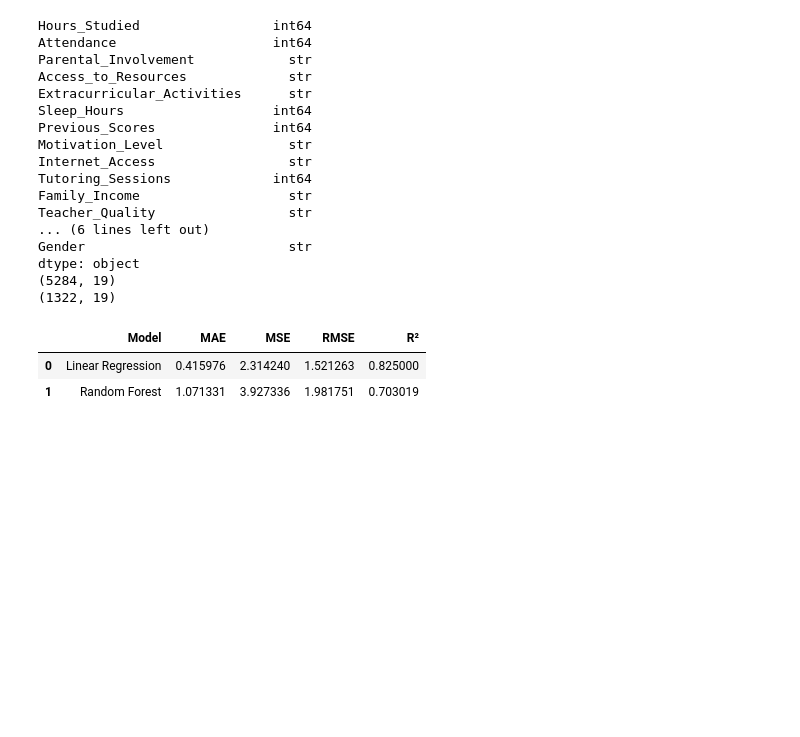
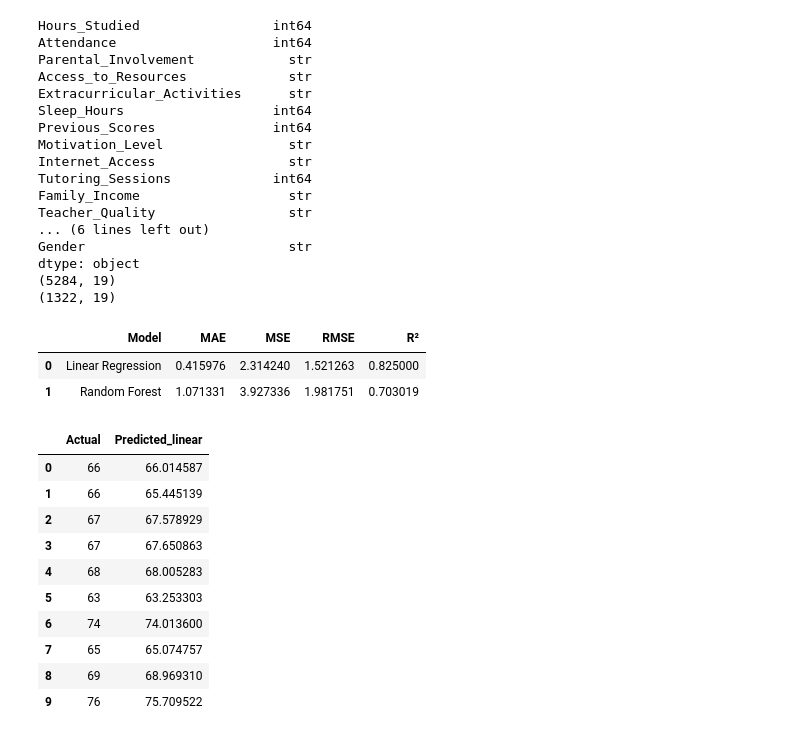
Before and after one commit to Hamsini242007/student-performance, a Jupyter notebook: notebook.ipynb, the cells around one changed output. Saved outputs shown, nothing was run; the diff lists cells and outputs as text; code cells hidden in the pictures; blank space fills up the shorter version.

```diff
--- a/notebook.ipynb
+++ b/notebook.ipynb
@@ -311,3 +311,18 @@ comparison
 |  | Model | MAE | MSE | RMSE | R² |
 | 0 | Linear Regression | 0.415976 | 2.314240 | 1.521263 | 0.825000 |
 | 1 | Random Forest | 1.071331 | 3.927336 | 1.981751 | 0.703019 |
+# %%
+results=pd.DataFrame({"Actual":y_test.values,"Predicted_linear":y_pred_linear})
+results.head(10)
+# %% [output]
+|  | Actual | Predicted_linear |
+| 0 | 66 | 66.014587 |
+| 1 | 66 | 65.445139 |
+| 2 | 67 | 67.578929 |
+| 3 | 67 | 67.650863 |
+| 4 | 68 | 68.005283 |
+| 5 | 63 | 63.253303 |
+| 6 | 74 | 74.013600 |
+| 7 | 65 | 65.074757 |
+| 8 | 69 | 68.969310 |
+| 9 | 76 | 75.709522 |
```
Also changed, not shown: parts of 4 cells of this notebook.
